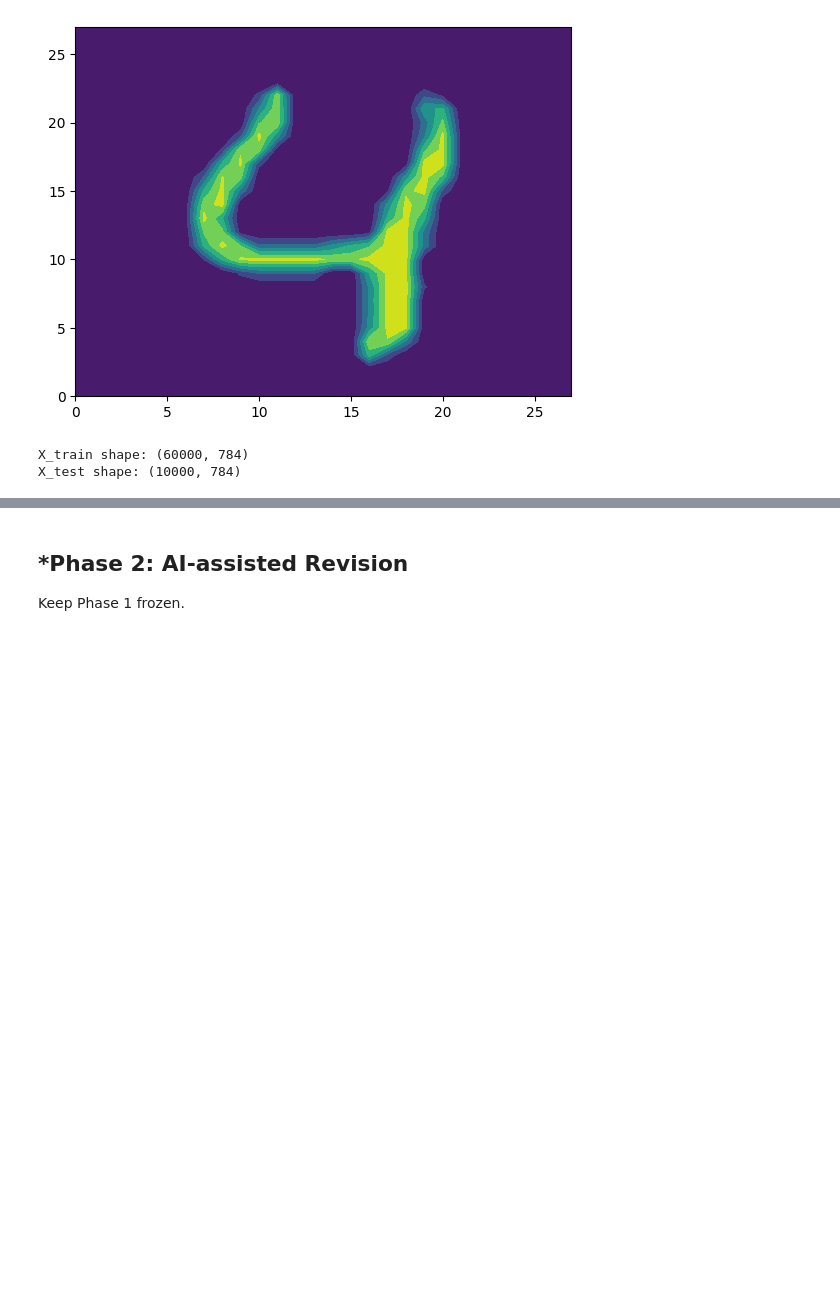
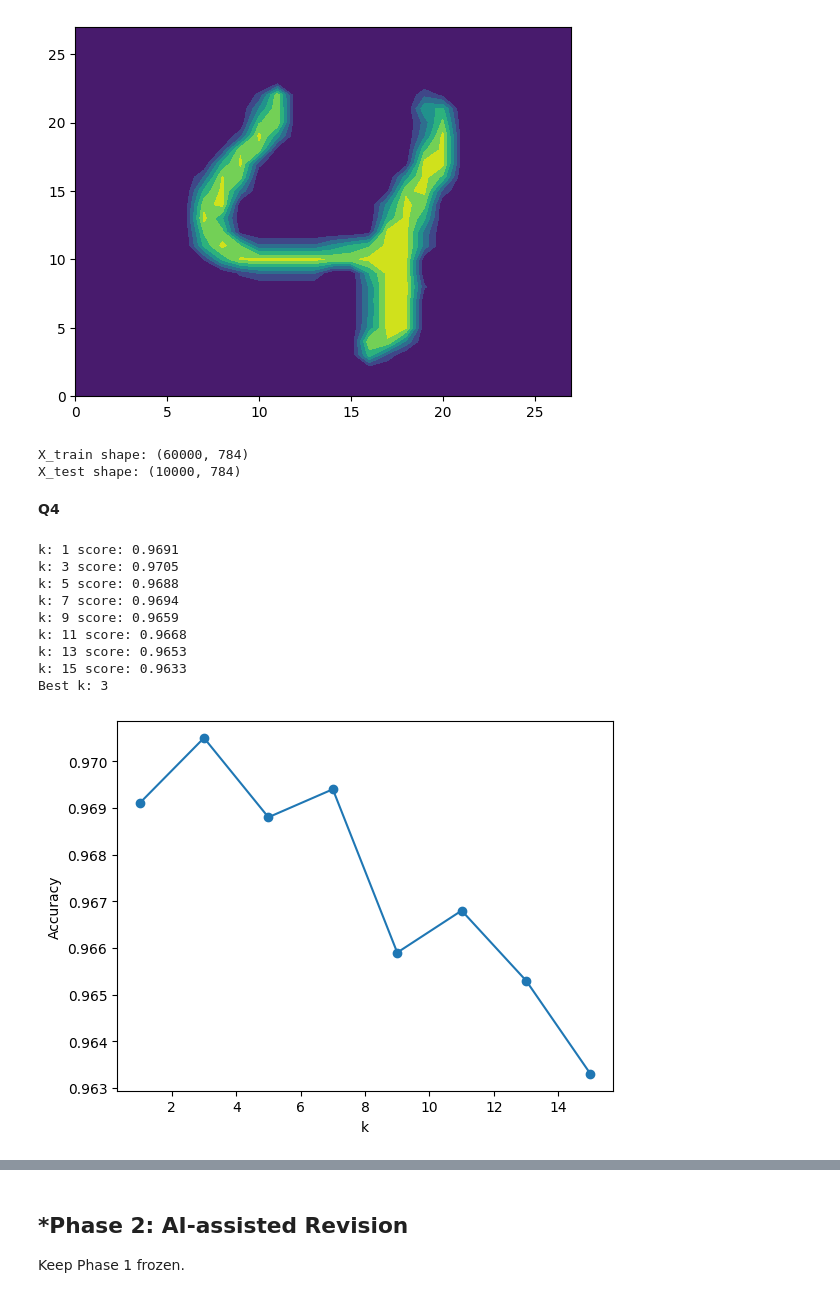
Before and after one commit to mcablayanna/L01-cv, a Jupyter notebook: notebook.ipynb, the cells around one changed output, grey strips where cells are left out. Saved outputs shown, nothing was run; the diff lists cells and outputs as text; code cells hidden in the pictures; blank space fills up the shorter version.

```diff
--- a/notebook.ipynb
+++ b/notebook.ipynb
@@ -269,3 +269,35 @@ print("X_test shape:", X_test.shape)
 [figure]
 X_train shape: (60000, 784)
 X_test shape: (10000, 784)
+# %% [markdown]
+**Q4**
+# %%
+from sklearn.neighbors import KNeighborsClassifier
+# warning this takes 4m 15s to run.....
+# Use the reshaped `X_test` and `y_test` data to create a $k$-nearest neighbor classifier of digit. What is the optimal number of neighbors $k$? If you can't determine this, play around with different values of $k$ for your classifier.
+ks = np.arange(1, 16, 2) # odd numbers from 1 to 15
+scores = []
+for k in ks:
+    classification_model = KNeighborsClassifier(n_neighbors=k).fit(X, y_train)
+    scores.append(classification_model.score(X_test, y_test))
+    print("k:", k, "score:", classification_model.score(X_test, y_test))
+
+
+best_k = ks[np.argmax(scores)]
+print("Best k:", best_k)
+
+plt.plot(ks, scores, marker = 'o')
+plt.xlabel('k')
+plt.ylabel('Accuracy')
+plt.show()
+# %% [output]
+k: 1 score: 0.9691
+k: 3 score: 0.9705
+k: 5 score: 0.9688
+k: 7 score: 0.9694
+k: 9 score: 0.9659
+k: 11 score: 0.9668
+k: 13 score: 0.9653
+k: 15 score: 0.9633
+Best k: 3
+[figure, added]
```
Also changed, not shown: parts of 3 cells of this notebook.
